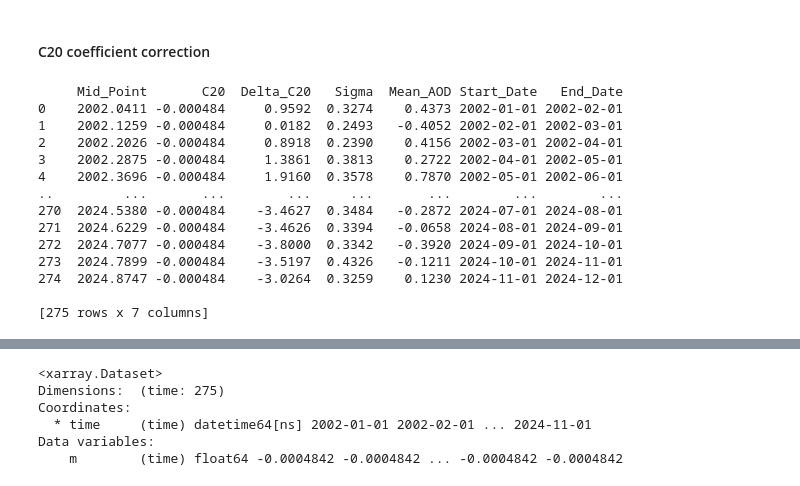
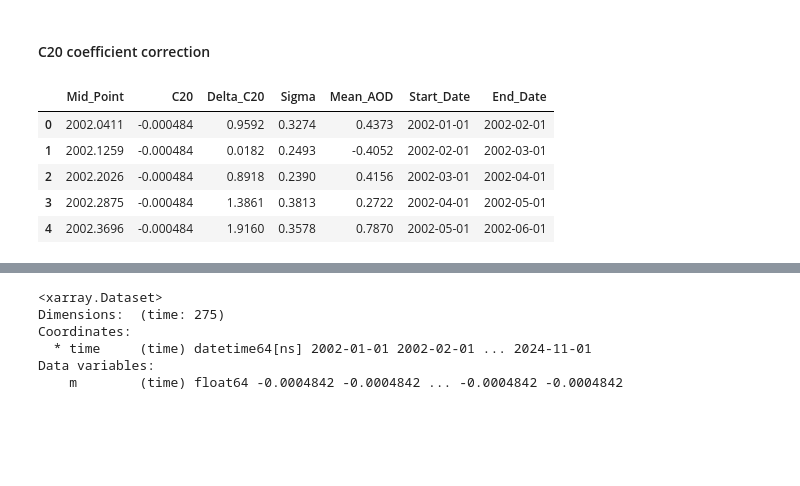
Before and after one commit to linibensonjr/drought-detection-gha, a Jupyter notebook: codebase/grace_processing.ipynb, the cells around one changed output, grey strips where cells are left out. Saved outputs shown, nothing was run; the diff lists cells and outputs as text; code cells hidden in the pictures; blank space fills up the shorter version.

```diff
--- a/codebase/grace_processing.ipynb
+++ b/codebase/grace_processing.ipynb
@@ -109,37 +104,28 @@ Attributes:
 # %%
 # File path (replace with your file's path)
 file_path = os.path.join(background, "cd20_RL06.txt")
 
 # Read the file while skipping the header lines
 data = pd.read_csv(
     file_path,
     delim_whitespace=True,  # Use whitespace as delimiter
     comment='#',            # Skip lines starting with '#'
     header=None,            # No predefined header
     names=[
         "Mid_Point", "C20", "Delta_C20", "Sigma", "Mean_AOD",
         "Start_Date", "End_Date"
     ]  # Column names
 )
 
 # Convert 'Start_Date' and 'End_Date' to datetime
 data['Start_Date'] = data['Start_Date'].apply(lambda x: dt.datetime.strptime(str(int(x)), "%Y%m%d"))
 data['End_Date'] = data['End_Date'].apply(lambda x: dt.datetime.strptime(str(int(x)), "%Y%m%d"))
 
-# Display the dataframe
-print(data)
+data.head()
 # %% [output]
-     Mid_Point       C20  Delta_C20   Sigma  Mean_AOD Start_Date   End_Date
-0    2002.0411 -0.000484     0.9592  0.3274    0.4373 2002-01-01 2002-02-01
-1    2002.1259 -0.000484     0.0182  0.2493   -0.4052 2002-02-01 2002-03-01
-2    2002.2026 -0.000484     0.8918  0.2390    0.4156 2002-03-01 2002-04-01
-3    2002.2875 -0.000484     1.3861  0.3813    0.2722 2002-04-01 2002-05-01
-4    2002.3696 -0.000484     1.9160  0.3578    0.7870 2002-05-01 2002-06-01
-..         ...       ...        ...     ...       ...        ...        ...
-270  2024.5380 -0.000484    -3.4627  0.3484   -0.2872 2024-07-01 2024-08-01
-271  2024.6229 -0.000484    -3.4626  0.3394   -0.0658 2024-08-01 2024-09-01
-272  2024.7077 -0.000484    -3.8000  0.3342   -0.3920 2024-09-01 2024-10-01
-273  2024.7899 -0.000484    -3.5197  0.4326   -0.1211 2024-10-01 2024-11-01
-274  2024.8747 -0.000484    -3.0264  0.3259    0.1230 2024-11-01 2024-12-01
-
-[275 rows x 7 columns]
+|  | Mid_Point | C20 | Delta_C20 | Sigma | Mean_AOD | Start_Date | End_Date |
+| 0 | 2002.0411 | -0.000484 | 0.9592 | 0.3274 | 0.4373 | 2002-01-01 | 2002-02-01 |
+| 1 | 2002.1259 | -0.000484 | 0.0182 | 0.2493 | -0.4052 | 2002-02-01 | 2002-03-01 |
+| 2 | 2002.2026 | -0.000484 | 0.8918 | 0.2390 | 0.4156 | 2002-03-01 | 2002-04-01 |
+| 3 | 2002.2875 | -0.000484 | 1.3861 | 0.3813 | 0.2722 | 2002-04-01 | 2002-05-01 |
+| 4 | 2002.3696 | -0.000484 | 1.9160 | 0.3578 | 0.7870 | 2002-05-01 | 2002-06-01 |
```
Also changed, not shown: parts of 17 cells of this notebook.
